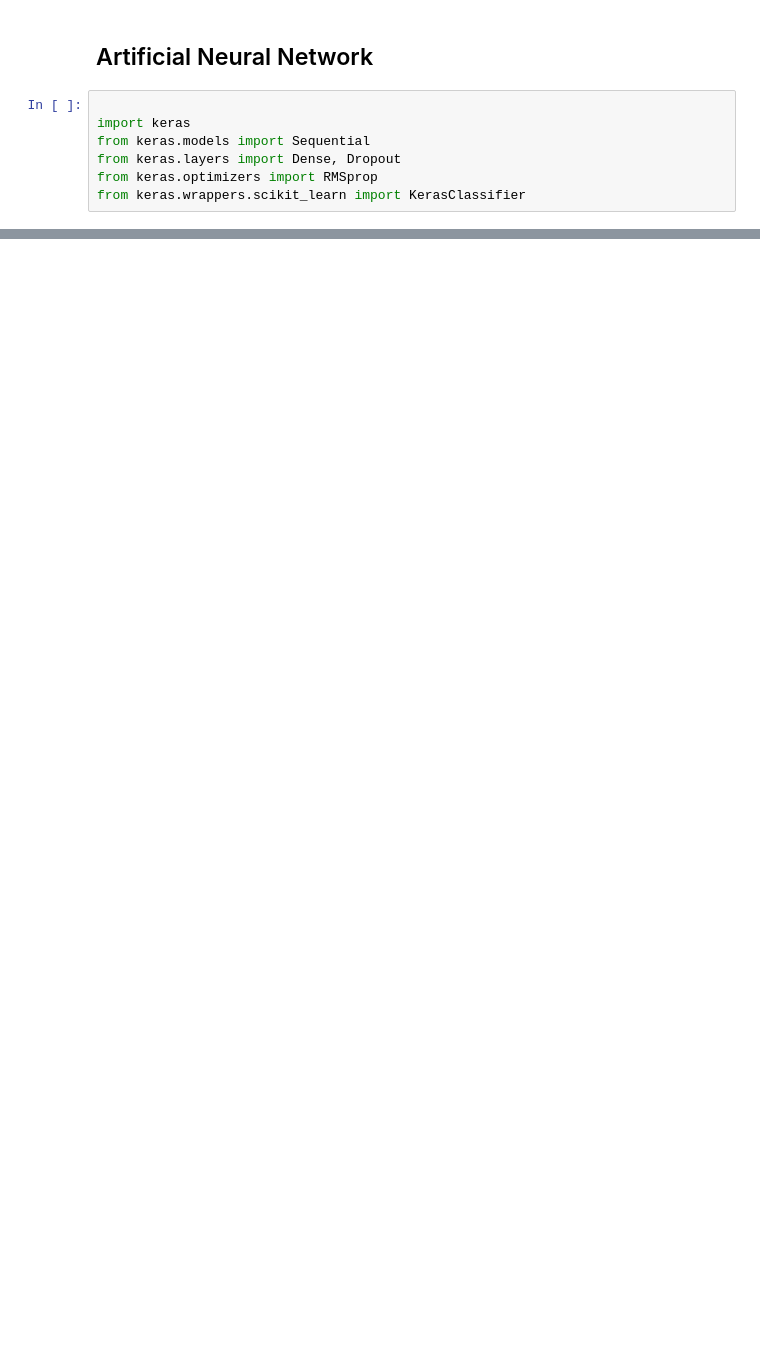
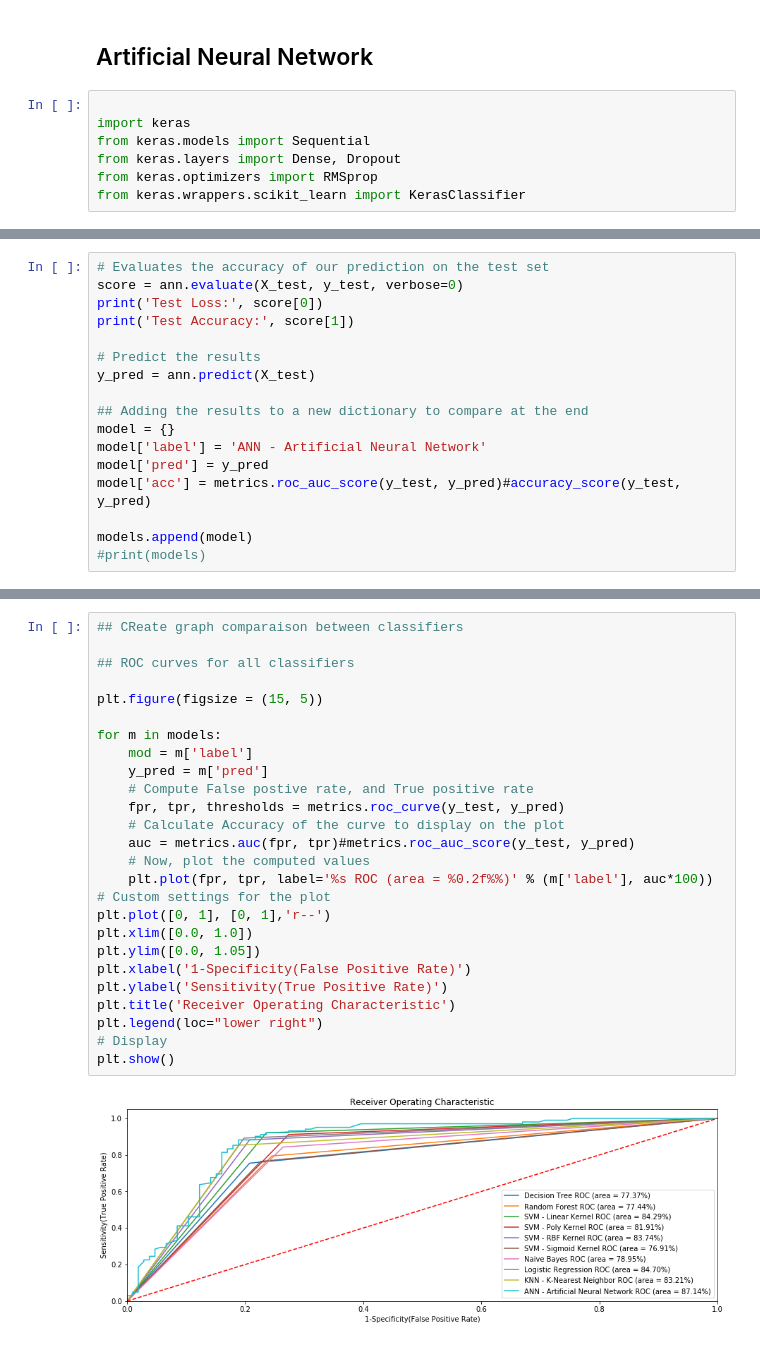
Before and after one commit to Sobiam1/Breast-Cancer-Classification-Using-Mammography-Masses-Results, a Jupyter notebook: Mammographic_Mass_Classification.ipynb, the cells around one changed output, grey strips where cells are left out. Drawn from its saved outputs; the diff is of its cells as text; blank space fills up the shorter version.

```diff
--- a/Mammographic_Mass_Classification.ipynb
+++ b/Mammographic_Mass_Classification.ipynb
@@ -412,0 +571,17 @@ Test Accuracy: 0.8413461538461539
+# %%
+# Evaluates the accuracy of our prediction on the test set
+score = ann.evaluate(X_test, y_test, verbose=0)
+print('Test Loss:', score[0])
+print('Test Accuracy:', score[1])
+
+# Predict the results
+y_pred = ann.predict(X_test)
+
+## Adding the results to a new dictionary to compare at the end
+model = {}
+model['label'] = 'ANN - Artificial Neural Network'
+model['pred'] = y_pred
+model['acc'] = metrics.roc_auc_score(y_test, y_pred)#accuracy_score(y_test, y_pred)
+
+models.append(model)
+#print(models)
@@ -417,0 +596,28 @@ createROC(y_test, y_pred)
+# %%
+## CReate graph comparaison between classifiers
+
+## ROC curves for all classifiers
+
+plt.figure(figsize = (15, 5))
+
+for m in models:
+    mod = m['label']
+    y_pred = m['pred']
+    # Compute False postive rate, and True positive rate
+    fpr, tpr, thresholds = metrics.roc_curve(y_test, y_pred)
+    # Calculate Accuracy of the curve to display on the plot
+    auc = metrics.auc(fpr, tpr)#metrics.roc_auc_score(y_test, y_pred)
+    # Now, plot the computed values
+    plt.plot(fpr, tpr, label='%s ROC (area = %0.2f%%)' % (m['label'], auc*100))
+# Custom settings for the plot
+plt.plot([0, 1], [0, 1],'r--')
+plt.xlim([0.0, 1.0])
+plt.ylim([0.0, 1.05])
+plt.xlabel('1-Specificity(False Positive Rate)')
+plt.ylabel('Sensitivity(True Positive Rate)')
+plt.title('Receiver Operating Characteristic')
+plt.legend(loc="lower right")
+# Display
+plt.show()
+# %% [output]
+[figure, added]
```
Also changed, not shown: parts of 32 cells of this notebook.
